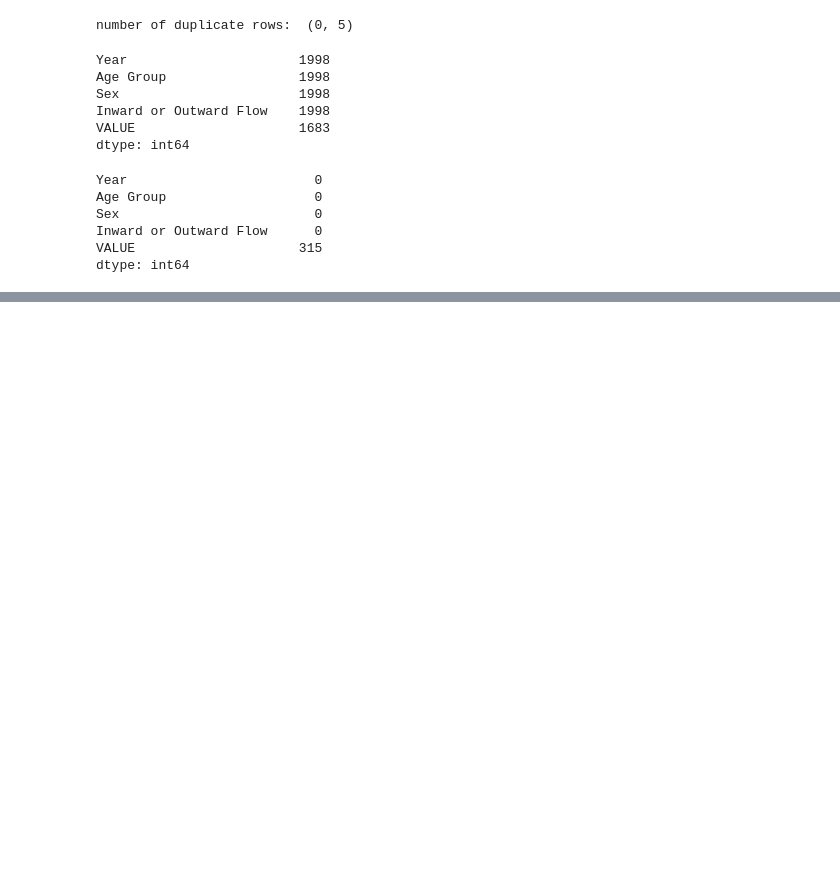
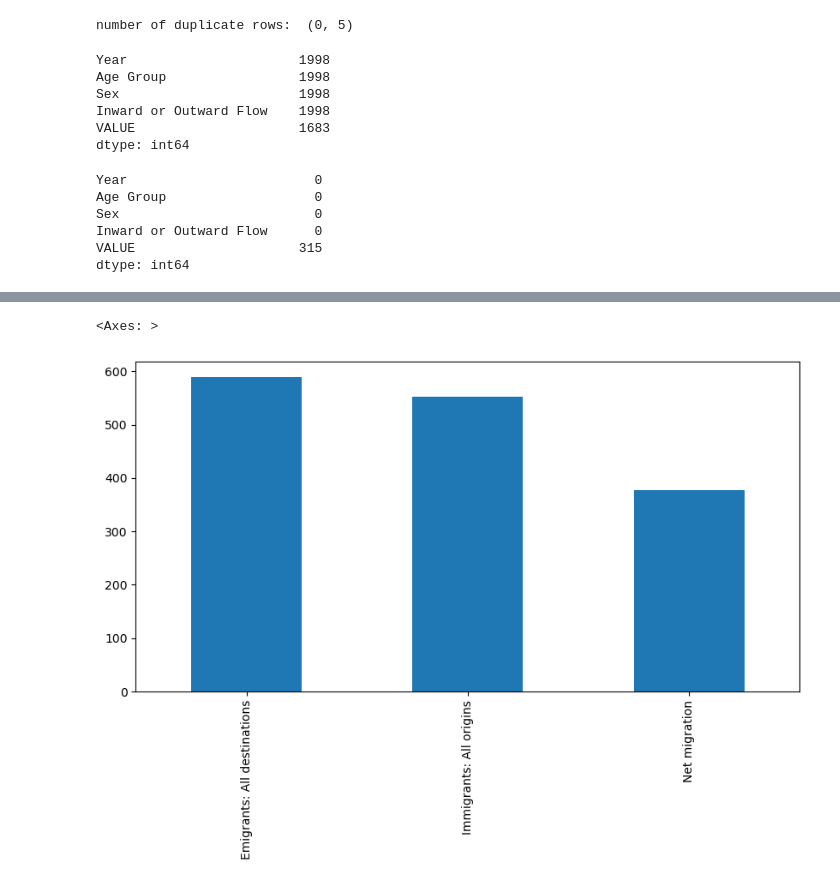
Before and after one commit to sba23432/Estimated-Migration-Ireland, a Jupyter notebook: Data prep and visualisation/Data prep and visualization of Irish Migration data.ipynb, the cells around one changed output, grey strips where cells are left out. Drawn from its saved outputs; the diff is of its cells as text; code cells hidden in the pictures; blank space fills up the shorter version.

```diff
--- a/Data prep and visualisation/Data prep and visualization of Irish Migration data.ipynb
+++ b/Data prep and visualisation/Data prep and visualization of Irish Migration data.ipynb
@@ -103,2 +113,4 @@ Year     18.0
 VALUE    12.8
 dtype: float64
+# %%
+df = df[~((df < (Q1-1.5 * IQR)) |(df > (Q3 + 1.5 * IQR))).any(axis=1)]
@@ -104,0 +121,7 @@ dtype: float64
+# %%
+df = df.rename(columns={"Inward or Outward Flow": "FlowofPeople"})
+# %%
+df.FlowofPeople.value_counts().nlargest(40).plot(kind="bar", figsize=(10,5))
+# %% [output]
+<Axes: >
+[figure, added]
```
Also changed, not shown: parts of 5 cells of this notebook.
